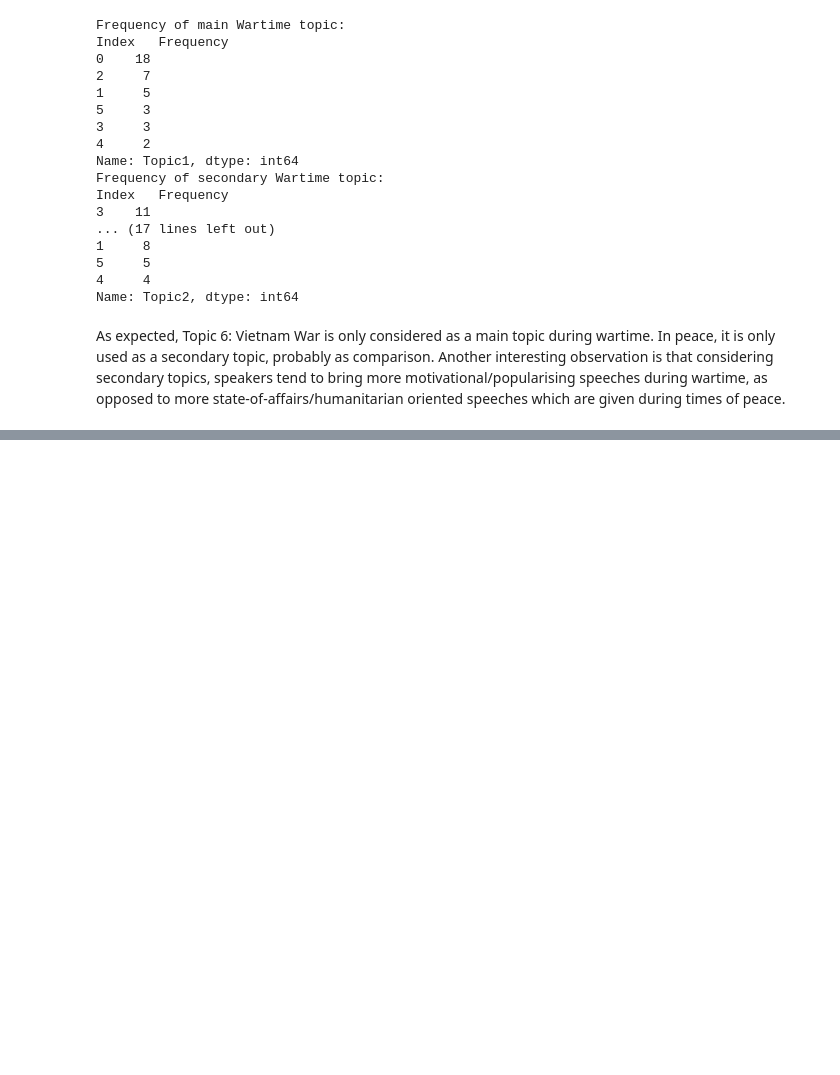
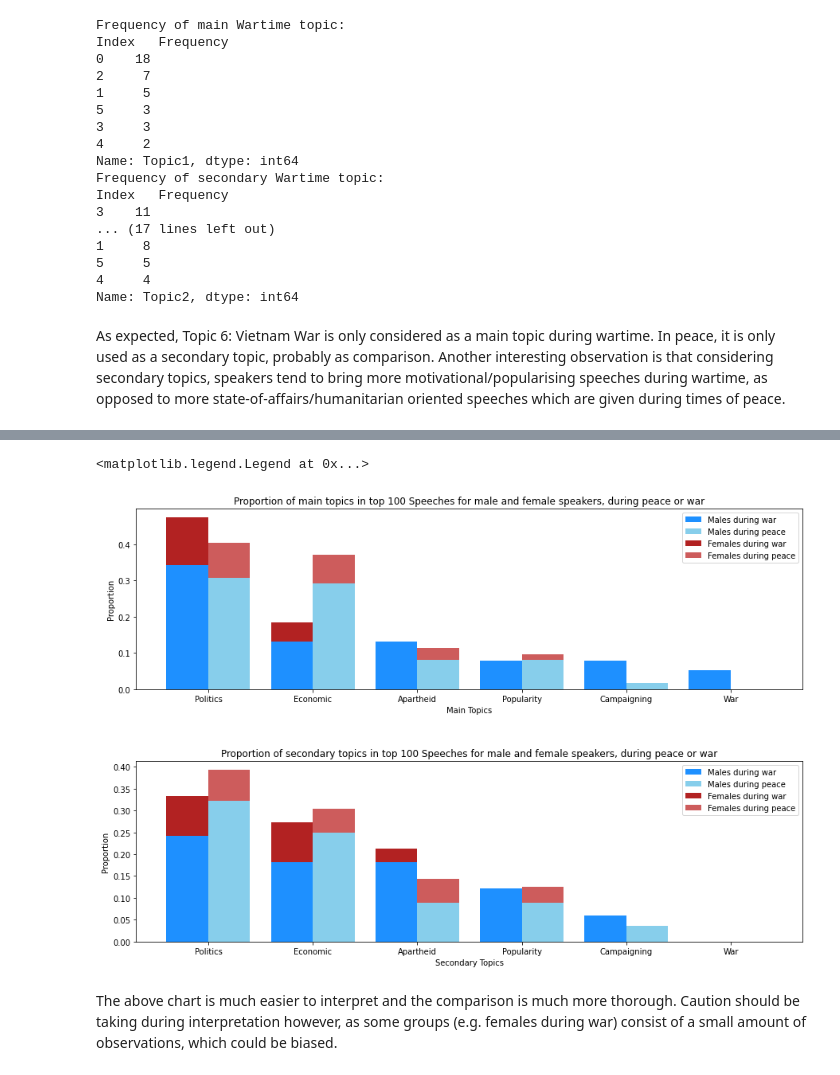
Before and after one commit to QuArtzX20/MDA_Speeches, a Jupyter notebook: Topic_Analysis_with_SpaCy.ipynb, the cells around one changed output, grey strips where cells are left out. Saved outputs shown, nothing was run; the diff lists cells and outputs as text; code cells hidden in the pictures; blank space fills up the shorter version.

```diff
--- a/Topic_Analysis_with_SpaCy.ipynb
+++ b/Topic_Analysis_with_SpaCy.ipynb
@@ -450,0 +488,33 @@ ax2.legend(labels=['Overall','Male Speakers','Female Speakers','During Wartime',
+# %%
+#Overall plot parameters
+legend=['Males during war','Males during peace','Females during war','Females during peace']
+barw=0.4
+X = np.arange(6)
+#Make subplots for stacked bar charts
+fig,(ax1,ax2) = plt.subplots(2,figsize=(15,10))
+fig.subplots_adjust(hspace=0.4)
+#Chart 1
+ax1.bar(X - .5*barw, mainmw, color = 'dodgerblue', width = barw)
+ax1.bar(X + .5*barw, mainmp, color = 'skyblue', width = barw)
+ax1.bar(X - .5*barw, mainfw, color = 'firebrick', width = barw, bottom=mainmw)
+ax1.bar(X + .5*barw, mainfp, color = 'indianred', width = barw, bottom=mainmp)
+ax1.set_ylabel('Proportion')
+ax1.set_xticklabels(topics)
+ax1.set_xlabel('Main Topics')
+ax1.set_title('Proportion of main topics in top 100 Speeches for male and female speakers, during peace or war')
+ax1.legend(labels=legend)
+#Chart 2
+ax2.bar(X - .5*barw, secmw, color = 'dodgerblue', width = barw)
+ax2.bar(X + .5*barw, secmp, color = 'skyblue', width = barw)
+ax2.bar(X - .5*barw, secfw, color = 'firebrick', width = barw, bottom=secmw)
+ax2.bar(X + .5*barw, secfp, color = 'indianred', width = barw, bottom=secmp)
+ax2.set_ylabel('Proportion')
+ax2.set_xticklabels(topics)
+ax2.set_xlabel('Secondary Topics')
+ax2.set_title('Proportion of secondary topics in top 100 Speeches for male and female speakers, during peace or war')
+ax2.legend(labels=legend)
+# %% [output]
+<matplotlib.legend.Legend at 0x...>
+[figure, added]
+# %% [markdown]
+The above chart is much easier to interpret and the comparison is much more thorough. Caution should be taking during interpretation however, as some groups (e.g. females during war) consist of a small amount of observations, which could be biased.
```
Also changed, not shown: parts of 4 cells of this notebook, 1 other file.
